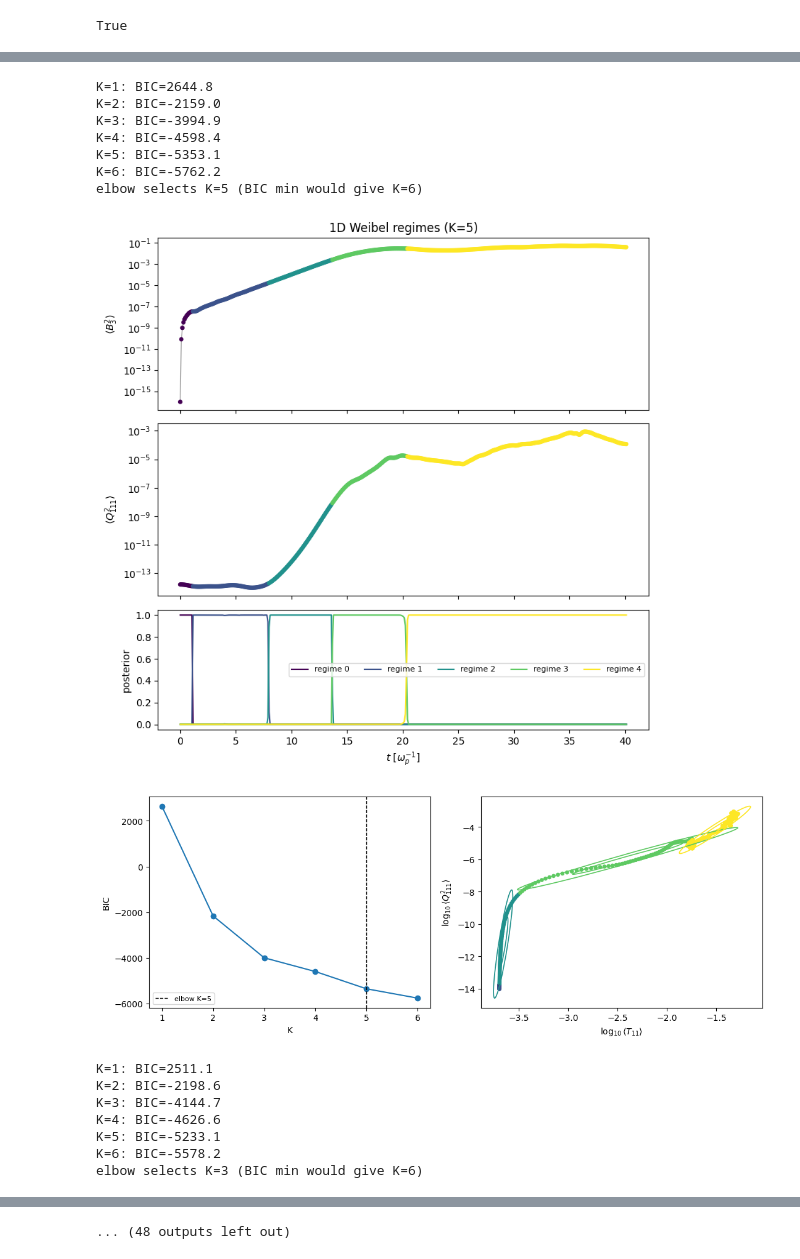
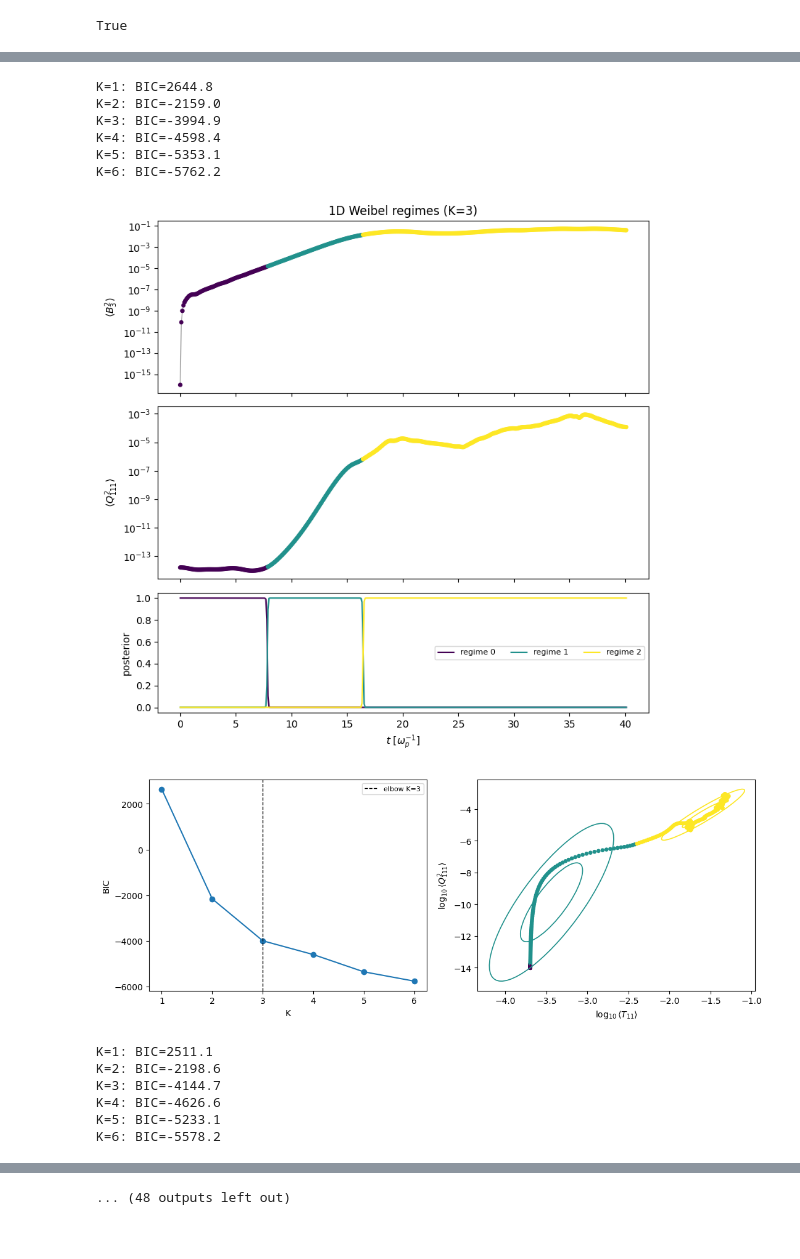
Before and after one commit to joaopedrobiu6/statistical_learning_project, a Jupyter notebook: statistical_learning_project.ipynb, the cells around one changed output, grey strips where cells are left out. Drawn from its saved outputs; the diff is of its cells as text; code cells hidden in the pictures.

```diff
--- a/statistical_learning_project.ipynb
+++ b/statistical_learning_project.ipynb
@@ -184,20 +168,7 @@ SEED = 0
 datasets = sim_labels
 # %%
 def snapshot_features(data_set) -> np.ndarray:
-    """
-    This method computes the features for each snapshot in time, which are used for clustering and analysis. The features include:
 
-    - log10 of the mean squared magnetic field component B3: this allows us to track the growth of the magnetic field over time
-
-    - growth rate of the magnetic field: computed as the Savitzky-Golay filter of the log of the mean squared B3,
-    divided by 2.0 (assuming `$B \\propto exp(\\gamma*t)$`)
-
-    - log10 of the mean temperature component T11: this allows us to track the evolution of the
-    temperature over time (saturation results in heating)
-
-    - log10 of the mean squared third moment component Q111: this allows us to track the evolution of the
-    third moment over time (saturation results in heating)
-    """
     data = load_all(data_set, ELECTRON_SPECIES, cache_dir=CACHE_DIR, fields=FIELD_KEYS, simulations=SIMS)
 
     # Magnectic field energy density (B3^2) averaged over x1, for each snapshot in time
@@ -215,11 +203,9 @@ def snapshot_features(data_set) -> np.ndarray:
 # %%
-# Extract the features for each snapshot in time, and standardize them to have zero mean and unit variance
+K_FIXED = 3
 
-saturation_interval = {}  # Initialize saturation intervals for each dataset
+saturation_interval = {}
 
 for data_set in datasets:
-    # if `datasets` is a single string (loop would iterate its characters), use the full string
-
     F = snapshot_features(data_set)
     scaler = StandardScaler().fit(F)
     Xs = scaler.transform(F)
@@ -228,22 +214,14 @@ for data_set in datasets:
     # Select the best K using the elbow method based on the BIC values.
     bics, models = [], {}
     for k in KS:
-        # Fit a Gaussian Mixture Model with k components to the standardized features Xs
         gm = GaussianMixture(n_components=k, covariance_type="full", n_init=20, random_state=SEED).fit(Xs)
 
-        # Compute the Bayesian Information Criterion (BIC) for the fitted model and store it in the bics list
         bics.append(gm.bic(Xs))
         models[k] = gm
         print(f"K={k}: BIC={bics[-1]:.1f}")
 
-    gains = -np.diff(bics)
-    total = bics[0] - min(bics)  # Total gain in BIC from K=1 to the minimum BIC
+    k_best = K_FIXED
 
-    # Elbow method: select the smallest K such that the gain in BIC is less than ELBOW_FRAC * total gain
-    k_best = next((list(KS)[i] for i, g in enumerate(gains) if g < ELBOW_FRAC * total), list(KS)[-1])
-    print(f"elbow selects K={k_best} (BIC min would give K={list(KS)[int(np.argmin(bics))]})")
-
-    # Choose the best model (the one with the selected K) and predict the labels for each snapshot in time
     gm = models[k_best]
     lab = gm.predict(Xs)
     order = np.argsort([time_array[lab == j].mean() if np.any(lab == j) else np.inf for j in range(k_best)])
@@ -251,7 +229,6 @@ for data_set in datasets:
     relabel[order] = np.arange(k_best)
     labels = relabel[lab]
 
-    # choose the last regime to be the saturated one and compute the time interval where the system is in saturation
     reg_q = np.array([F[labels == j, 3].mean() if np.any(labels == j) else -np.inf for j in range(k_best)])
     active = np.where(reg_q >= reg_q.max() - 2.0)[0]
 
@@ -259,6 +236,10 @@ for data_set in datasets:
     closure_iter_min = int(np.where(np.isin(labels, active))[0].min())
     closure_t_max = float(time_array[np.isin(labels, active)].max())
     closure_iter_max = int(np.where(np.isin(labels, active))[0].max())
+
+    active_idx = np.flatnonzero(np.isin(labels, active))
+    if not np.all(np.diff(active_idx) == 1):
+        print(f"  WARNING: active regimes are not contiguous in {data_set}; window spans a gap")
 
     saturation_interval[data_set] = [(closure_t_min, closure_t_max), (closure_iter_min, closure_iter_max)]
 
@@ -329,19 +309,17 @@ elbow selects K=6 (BIC min would give K=6)
 K=1: BIC=2644.8
 K=2: BIC=-2159.0
 K=3: BIC=-3994.9
 K=4: BIC=-4598.4
 K=5: BIC=-5353.1
 K=6: BIC=-5762.2
-elbow selects K=5 (BIC min would give K=6)
-[figure, old version]
+[figure, new version]
-[figure, old version]
+[figure, new version]
 K=1: BIC=2511.1
 K=2: BIC=-2198.6
 K=3: BIC=-4144.7
 K=4: BIC=-4626.6
 K=5: BIC=-5233.1
 K=6: BIC=-5578.2
-elbow selects K=3 (BIC min would give K=6)
 [figure]
 [figure]
 K=1: BIC=2440.3
```
Also changed, not shown: parts of 37 cells of this notebook, 44 other files.
